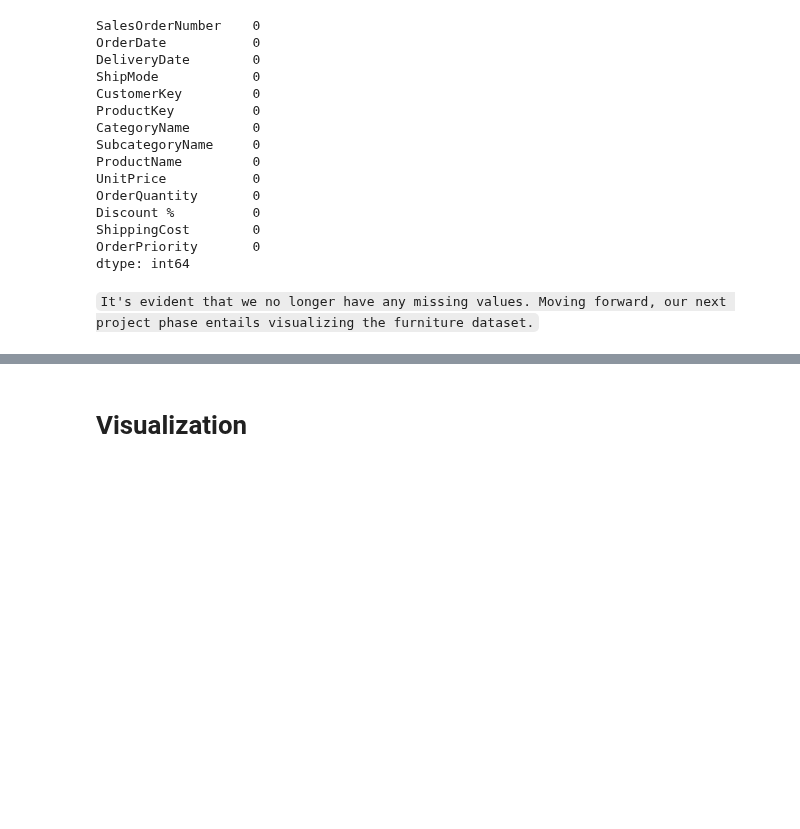
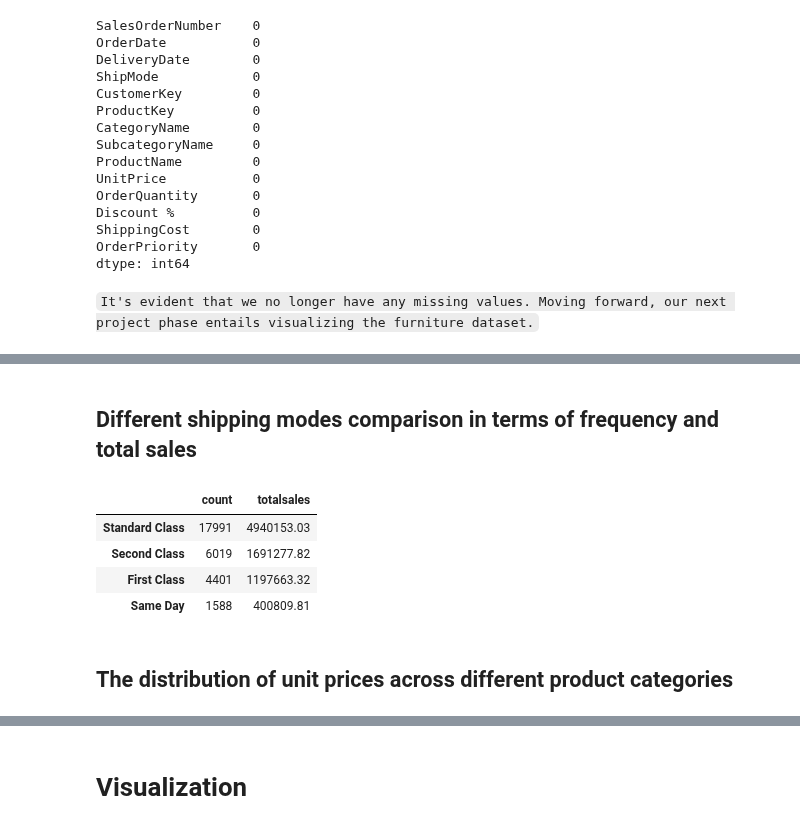
Before and after one commit to SimmiSheetalJain/Uncovering-furniture-sales-insights, a Jupyter notebook: Uncovering-Furniture-Sales-Insights.ipynb, the cells around one changed output, grey strips where cells are left out. Cells and saved outputs as stored; diff of their text form; code cells hidden in the pictures; blank space fills up the shorter version.

```diff
--- a/Uncovering-Furniture-Sales-Insights.ipynb
+++ b/Uncovering-Furniture-Sales-Insights.ipynb
@@ -421,0 +422,19 @@ yearly_sales_qty_sub_cat
+# %% [markdown]
+## Different shipping modes comparison in terms of frequency and total sales
+# %%
+smdf = fdf['ShipMode'].unique()
+shmode_total_sales = pd.DataFrame(index=smdf, columns=['count', 'totalsales'])
+for s in smdf:
+    count = fdf[fdf['ShipMode'] == s].shape[0]
+    totalsales = fdf[fdf['ShipMode'] == s]['totalsales'].sum()
+    shmode_total_sales.loc[s, 'count'] = count
+    shmode_total_sales.loc[s, 'totalsales'] = totalsales
+shmode_total_sales
+# %% [output]
+|  | count | totalsales |
+| Standard Class | 17991 | 4940153.03 |
+| Second Class | 6019 | 1691277.82 |
+| First Class | 4401 | 1197663.32 |
+| Same Day | 1588 | 400809.81 |
+# %% [markdown]
+## The distribution of unit prices across different product categories
```
Also changed, not shown: parts of 61 cells of this notebook.
